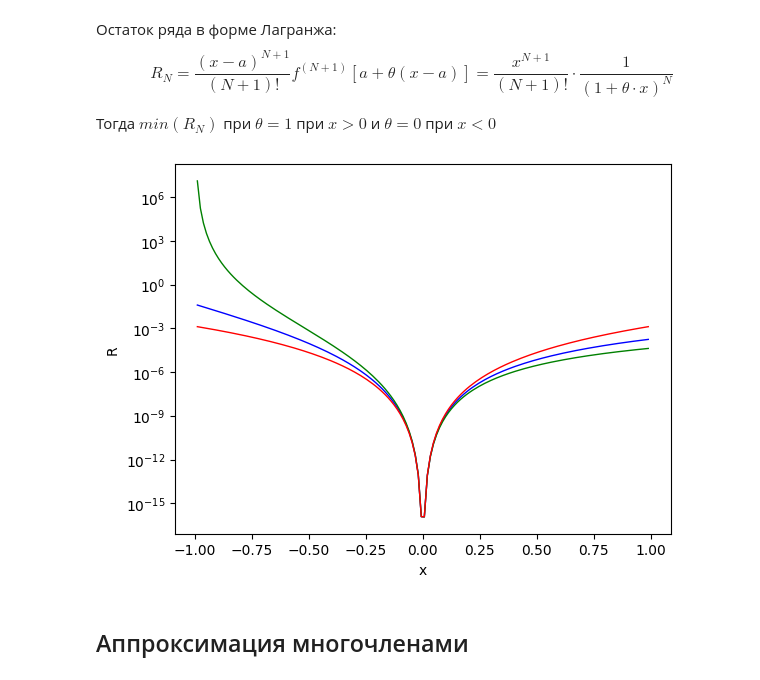
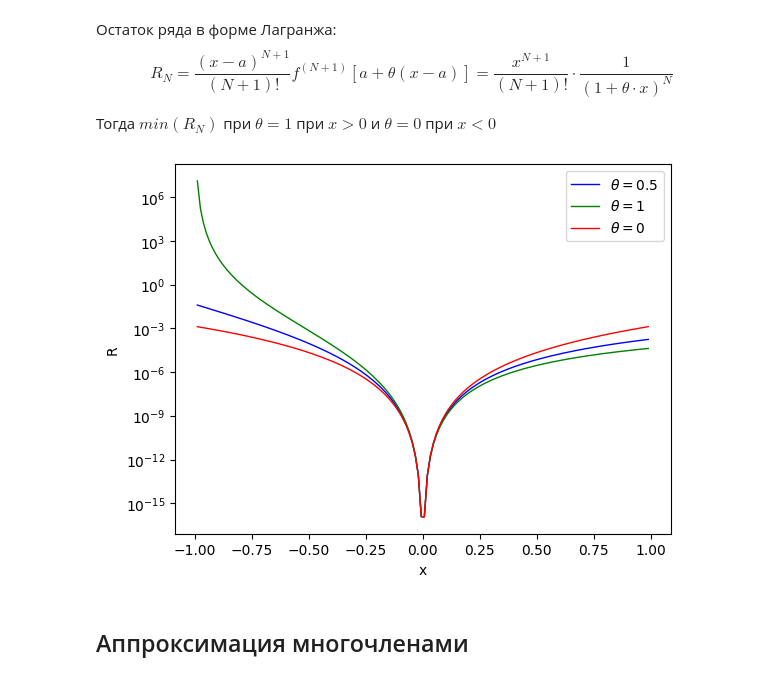
Before and after one commit to dyed-eye/numerical-methods, a Jupyter notebook: 3. Not_so_elementary_elementary_functions.ipynb, the cells around one changed output. Saved outputs shown, nothing was run; the diff lists cells and outputs as text; code cells hidden in the pictures.

```diff
--- a/3. Not_so_elementary_elementary_functions.ipynb
+++ b/3. Not_so_elementary_elementary_functions.ipynb
@@ -208,24 +215,25 @@ $$
 # %%
 N = 5
 theta1 = 0.5
 theta2 = 1
 theta3 = 0
 
 x = np.linspace(-0.99,0.99,150)
 y1 = x**(N+1)/math.factorial(N+1)/(1 + theta1*x)**N
 y2 = x**(N+1)/math.factorial(N+1)/(1 + theta2*x)**N
 y3 = x**(N+1)/math.factorial(N+1)/(1 + theta3*x)**N
 
-plt.semilogy(x,y1, '-b', linewidth=1)
-plt.semilogy(x,y2, '-g', linewidth=1)
-plt.semilogy(x,y3, '-r', linewidth=1)
+plt.semilogy(x,y1, '-b', linewidth=1, label='$\\theta=0.5$')
+plt.semilogy(x,y2, '-g', linewidth=1, label='$\\theta=1$')
+plt.semilogy(x,y3, '-r', linewidth=1, label='$\\theta=0$')
+plt.legend()
 #plt.semilogy(x,(epsilon/2)*np.abs(1./np.log(x)),'--r')
 plt.ylabel("R")
 plt.xlabel("x")
 
 plt.show()
 # %% [output]
-[figure, old version]
+[figure, new version]
 # %% [markdown]
 ## Аппроксимация многочленами
 # %% [markdown]
```
Also changed, not shown: parts of 19 cells of this notebook, 1 other file.
